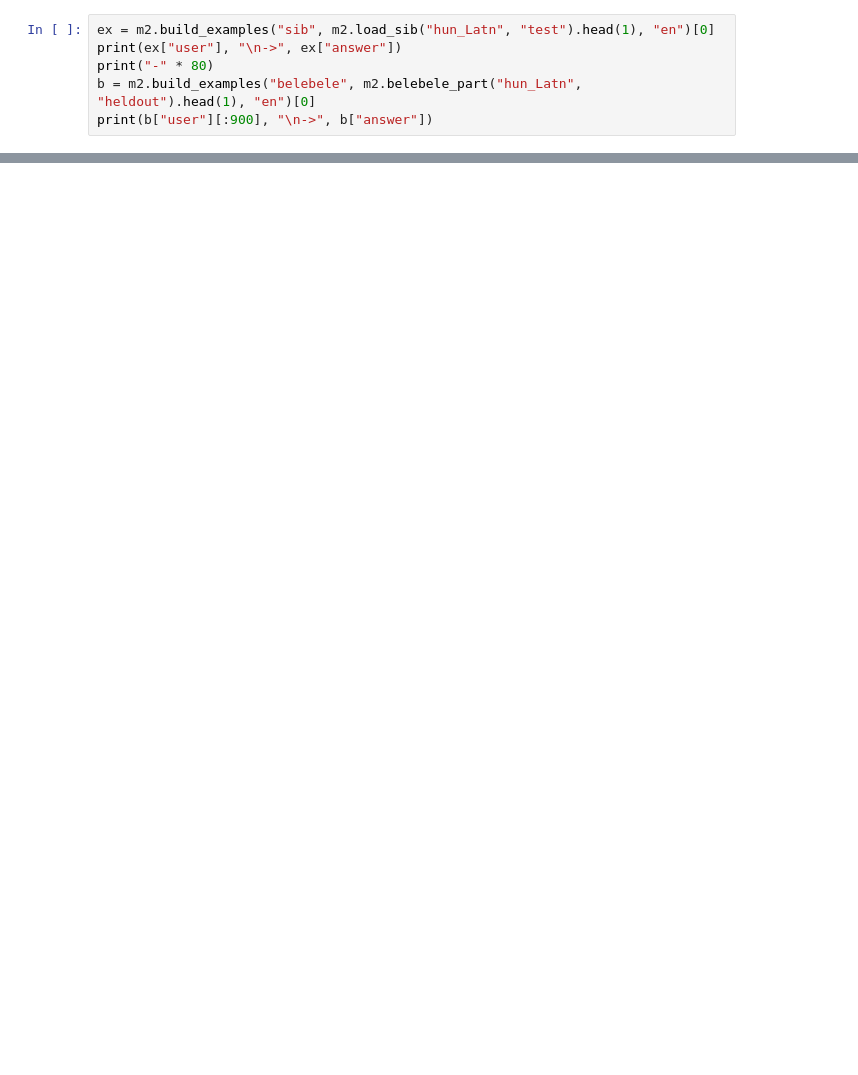
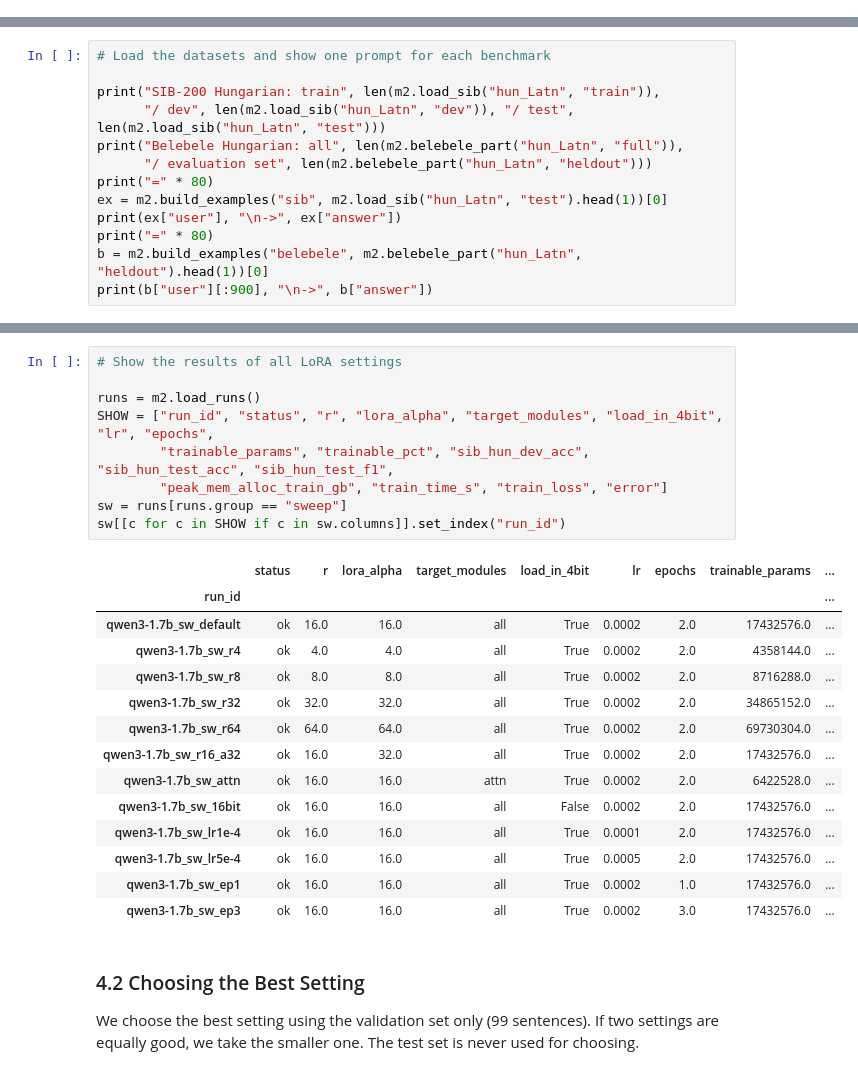
Before and after one commit to DeliaJing/Teaching-a-Small-Language-Model-with-LoRA, a Jupyter notebook: milestone2/Milestone2.ipynb, the cells around one changed output, grey strips where cells are left out. Drawn from its saved outputs; the diff is of its cells as text; blank space fills up the shorter version.

```diff
--- a/milestone2/Milestone2.ipynb
+++ b/milestone2/Milestone2.ipynb
@@ -67,6 +0,0 @@ the dataset's labels). Qwen3's "thinking" block is switched off (`enable_thinkin
-# %%
-ex = m2.build_examples("sib", m2.load_sib("hun_Latn", "test").head(1), "en")[0]
-print(ex["user"], "\n->", ex["answer"])
-print("-" * 80)
-b = m2.build_examples("belebele", m2.belebele_part("hun_Latn", "heldout").head(1), "en")[0]
-print(b["user"][:900], "\n->", b["answer"])
@@ -294,0 +58,13 @@ print(open(m2.RESULTS_DIR / "tables.md", encoding="utf-8").read())
+# %%
+# Load the datasets and show one prompt for each benchmark
+
+print("SIB-200 Hungarian: train", len(m2.load_sib("hun_Latn", "train")),
+      "/ dev", len(m2.load_sib("hun_Latn", "dev")), "/ test", len(m2.load_sib("hun_Latn", "test")))
+print("Belebele Hungarian: all", len(m2.belebele_part("hun_Latn", "full")),
+      "/ evaluation set", len(m2.belebele_part("hun_Latn", "heldout")))
+print("=" * 80)
+ex = m2.build_examples("sib", m2.load_sib("hun_Latn", "test").head(1))[0]
+print(ex["user"], "\n->", ex["answer"])
+print("=" * 80)
+b = m2.build_examples("belebele", m2.belebele_part("hun_Latn", "heldout").head(1))[0]
+print(b["user"][:900], "\n->", b["answer"])
@@ -294,0 +191,28 @@ print(open(m2.RESULTS_DIR / "tables.md", encoding="utf-8").read())
+# %%
+# Show the results of all LoRA settings
+
+runs = m2.load_runs()
+SHOW = ["run_id", "status", "r", "lora_alpha", "target_modules", "load_in_4bit", "lr", "epochs",
+        "trainable_params", "trainable_pct", "sib_hun_dev_acc", "sib_hun_test_acc", "sib_hun_test_f1",
+        "peak_mem_alloc_train_gb", "train_time_s", "train_loss", "error"]
+sw = runs[runs.group == "sweep"]
+sw[[c for c in SHOW if c in sw.columns]].set_index("run_id")
+# %% [output]
+|  | status | r | lora_alpha | target_modules | load_in_4bit | lr | epochs | trainable_params | ... |
+| run_id |  |  |  |  |  |  |  |  | ... |
+| qwen3-1.7b_sw_default | ok | 16.0 | 16.0 | all | True | 0.0002 | 2.0 | 17432576.0 | ... |
+| qwen3-1.7b_sw_r4 | ok | 4.0 | 4.0 | all | True | 0.0002 | 2.0 | 4358144.0 | ... |
+| qwen3-1.7b_sw_r8 | ok | 8.0 | 8.0 | all | True | 0.0002 | 2.0 | 8716288.0 | ... |
+| qwen3-1.7b_sw_r32 | ok | 32.0 | 32.0 | all | True | 0.0002 | 2.0 | 34865152.0 | ... |
+| qwen3-1.7b_sw_r64 | ok | 64.0 | 64.0 | all | True | 0.0002 | 2.0 | 69730304.0 | ... |
+| qwen3-1.7b_sw_r16_a32 | ok | 16.0 | 32.0 | all | True | 0.0002 | 2.0 | 17432576.0 | ... |
+| qwen3-1.7b_sw_attn | ok | 16.0 | 16.0 | attn | True | 0.0002 | 2.0 | 6422528.0 | ... |
+| qwen3-1.7b_sw_16bit | ok | 16.0 | 16.0 | all | False | 0.0002 | 2.0 | 17432576.0 | ... |
+| qwen3-1.7b_sw_lr1e-4 | ok | 16.0 | 16.0 | all | True | 0.0001 | 2.0 | 17432576.0 | ... |
+| qwen3-1.7b_sw_lr5e-4 | ok | 16.0 | 16.0 | all | True | 0.0005 | 2.0 | 17432576.0 | ... |
+| qwen3-1.7b_sw_ep1 | ok | 16.0 | 16.0 | all | True | 0.0002 | 1.0 | 17432576.0 | ... |
+| qwen3-1.7b_sw_ep3 | ok | 16.0 | 16.0 | all | True | 0.0002 | 3.0 | 17432576.0 | ... |
+# %% [markdown]
+### 4.2 Choosing the Best Setting
+
+We choose the best setting using the validation set only (99 sentences). If two settings are equally good, we take the smaller one. The test set is never used for choosing.
```
Also changed, not shown: parts of 65 cells of this notebook, 10 other files.
